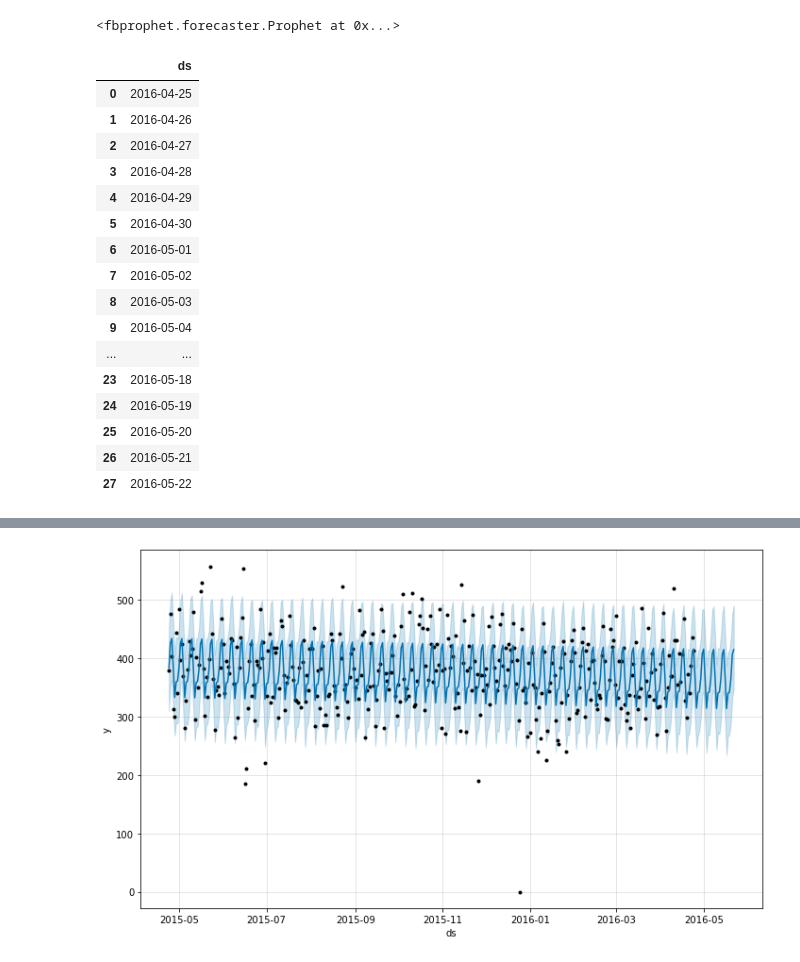
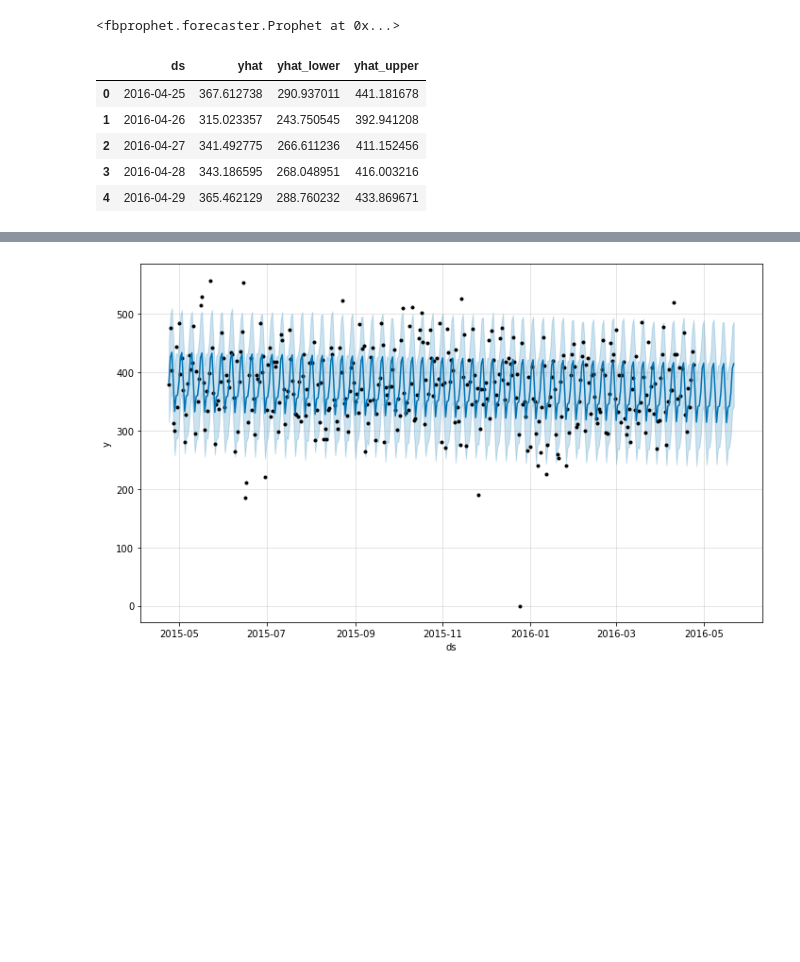
Before and after one commit to dominicdoerig/predicting-sales-data, a Jupyter notebook: m5_challenge/04_forecast_fbprophet.ipynb, the cells around one changed output, grey strips where cells are left out. Cells and saved outputs as stored; diff of their text form; code cells hidden in the pictures; blank space fills up the shorter version.

Commit message:
forecasting with prophet for one test store and category finished

```diff
--- a/m5_challenge/04_forecast_fbprophet.ipynb
+++ b/m5_challenge/04_forecast_fbprophet.ipynb
@@ -15,13 +15,13 @@ Importing plotly failed. Interactive plots will not work.
 # %%
 # Import data
 submission = pd.read_csv(f'{utils.get_m5_root_dir()}/data/input/sample_submission.csv')
-df = pd.read_csv(f'{utils.get_m5_root_dir()}/data/preprocessed/tx2_hobbies_1year.csv')
+df_raw = pd.read_csv(f'{utils.get_m5_root_dir()}/data/preprocessed/tx2_hobbies_1year.csv')
 # %%
 # drop validation data since we don't need it here
-df = df.loc[df['data_type']=='train']
+df_raw = df_raw.loc[df_raw['data_type']=='train']
 # %%
 # aggregate
-df_aggregated = pd.pivot_table(df, values='sale', index=['date'], aggfunc=np.sum)
+df_aggregated = pd.pivot_table(df_raw, values='sale', index=['date'], aggfunc=np.sum)
 df_aggregated.reset_index(level=df_aggregated.index.names, inplace=True)
 # %%
 df_aggregated
@@ -84,22 +84,12 @@ INFO:fbprophet:Disabling daily seasonality. Run prophet with daily_seasonality=T
 <fbprophet.forecaster.Prophet at 0x...>
 # %%
 future = model.make_future_dataframe(periods=28, include_history=False)
-future
+forecast = model.predict(future)
+forecast[['ds', 'yhat', 'yhat_lower', 'yhat_upper']].head()
 # %% [output]
-|  | ds |
-| 0 | 2016-04-25 |
-| 1 | 2016-04-26 |
-| 2 | 2016-04-27 |
-| 3 | 2016-04-28 |
-| 4 | 2016-04-29 |
-| 5 | 2016-04-30 |
-| 6 | 2016-05-01 |
-| 7 | 2016-05-02 |
-| 8 | 2016-05-03 |
-| 9 | 2016-05-04 |
-| ... | ... |
-| 23 | 2016-05-18 |
-| 24 | 2016-05-19 |
-| 25 | 2016-05-20 |
-| 26 | 2016-05-21 |
-| 27 | 2016-05-22 |
+|  | ds | yhat | yhat_lower | yhat_upper |
+| 0 | 2016-04-25 | 367.612738 | 290.937011 | 441.181678 |
+| 1 | 2016-04-26 | 315.023357 | 243.750545 | 392.941208 |
+| 2 | 2016-04-27 | 341.492775 | 266.611236 | 411.152456 |
+| 3 | 2016-04-28 | 343.186595 | 268.048951 | 416.003216 |
+| 4 | 2016-04-29 | 365.462129 | 288.760232 | 433.869671 |
```
Also changed, not shown: parts of 20 cells of this notebook.
